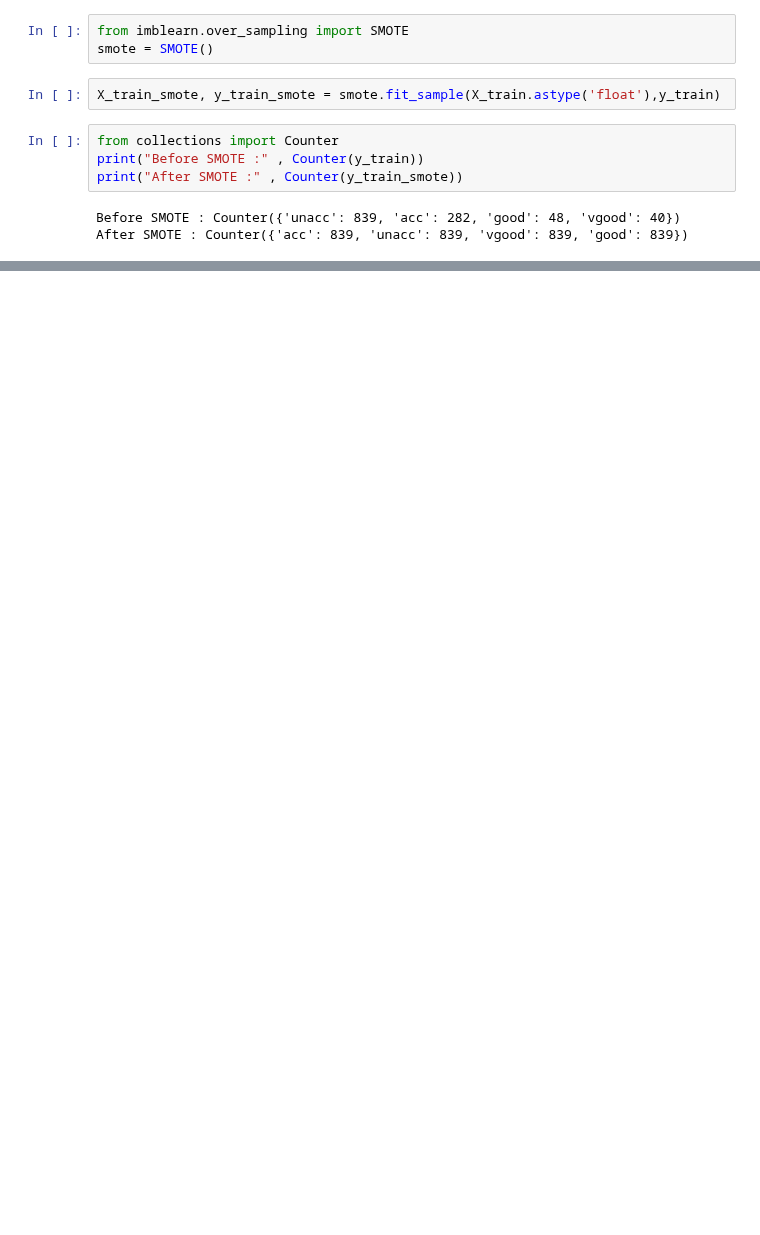
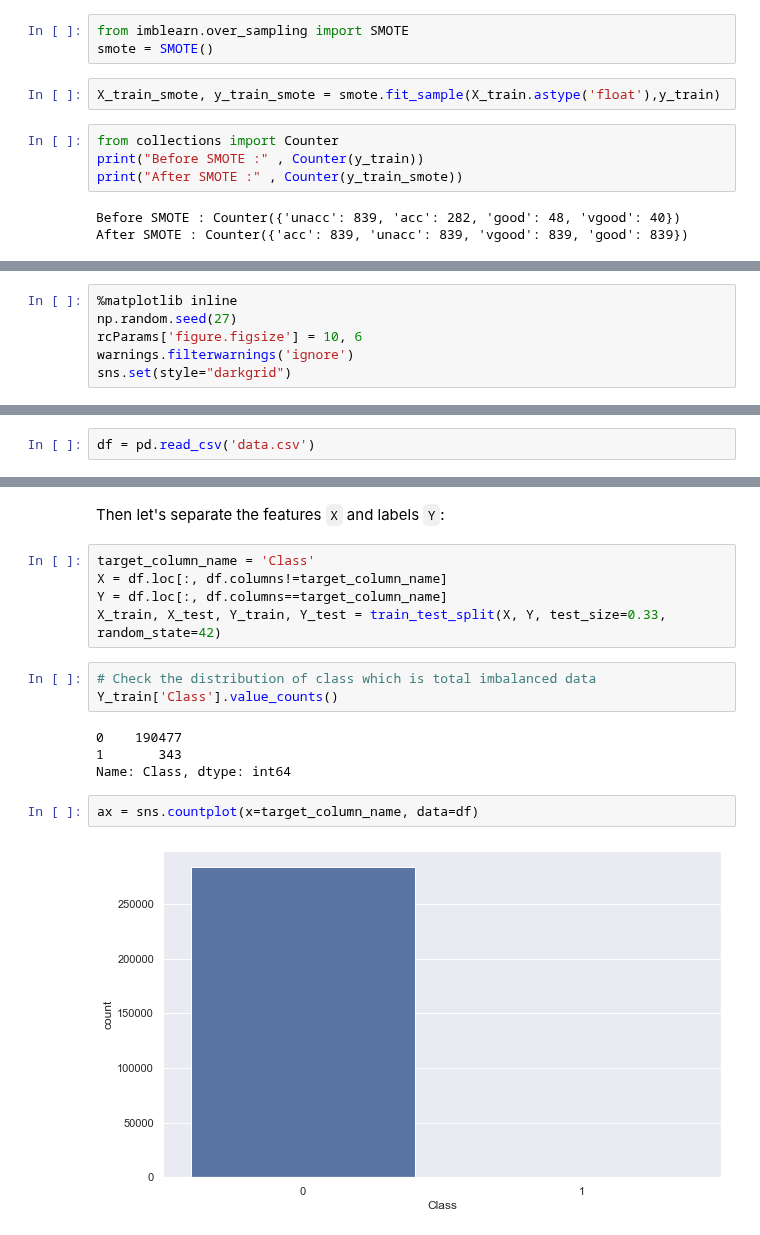
Before and after one commit to johnklee/ml_articles, a Jupyter notebook: others/imbalance_data_by_smote/use_smote_to_handle_imbalanced_data_car_eval.ipynb, the cells around one changed output, grey strips where cells are left out. Drawn from its saved outputs; the diff is of its cells as text; blank space fills up the shorter version.

Commit message:
update notebook for more materials about imbalanced data

```diff
--- a/others/imbalance_data_by_smote/use_smote_to_handle_imbalanced_data_car_eval.ipynb
+++ b/others/imbalance_data_by_smote/use_smote_to_handle_imbalanced_data_car_eval.ipynb
@@ -180,0 +207,6 @@ From below result, we learned that SMOTE can help our model to perform better th
+# %%
+%matplotlib inline
+np.random.seed(27)
+rcParams['figure.figsize'] = 10, 6
+warnings.filterwarnings('ignore')
+sns.set(style="darkgrid")
@@ -180,0 +233,2 @@ From below result, we learned that SMOTE can help our model to perform better th
+# %%
+df = pd.read_csv('data.csv')
@@ -180,0 +245,18 @@ From below result, we learned that SMOTE can help our model to perform better th
+# %% [markdown]
+Then let's separate the features `X` and labels `Y`:
+# %%
+target_column_name = 'Class'
+X = df.loc[:, df.columns!=target_column_name]
+Y = df.loc[:, df.columns==target_column_name]
+X_train, X_test, Y_train, Y_test = train_test_split(X, Y, test_size=0.33, random_state=42)
+# %%
+# Check the distribution of class which is total imbalanced data
+Y_train['Class'].value_counts()
+# %% [output]
+0    190477
+1       343
+Name: Class, dtype: int64
+# %%
+ax = sns.countplot(x=target_column_name, data=df)
+# %% [output]
+[figure, added]
```
Also changed, not shown: parts of 70 cells of this notebook.
